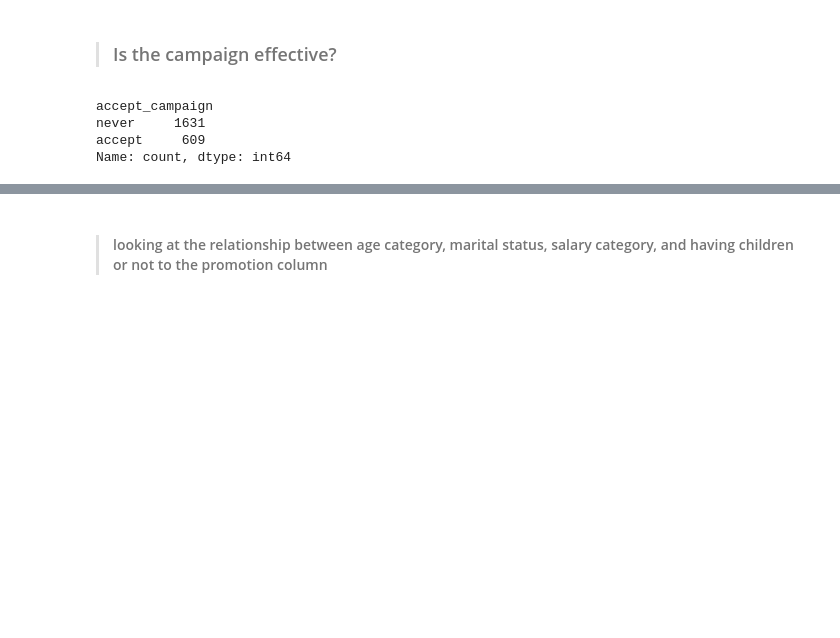
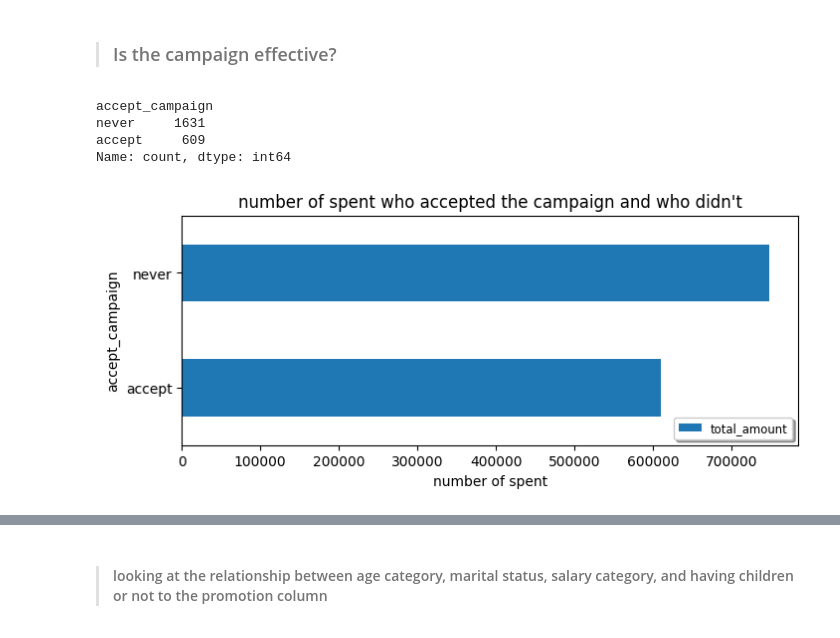
Before and after one commit to fnkhairudin/CapstoneProjectModul2, a Jupyter notebook: notebooks/2.0-fnk-data-analysis.ipynb, the cells around one changed output, grey strips where cells are left out. Saved outputs shown, nothing was run; the diff lists cells and outputs as text; code cells hidden in the pictures; blank space fills up the shorter version.

```diff
--- a/notebooks/2.0-fnk-data-analysis.ipynb
+++ b/notebooks/2.0-fnk-data-analysis.ipynb
@@ -96,3 +96,10 @@ accept_campaign
 never     1631
 accept     609
 Name: count, dtype: int64
+# %%
+df.groupby('accept_campaign').agg({'total_amount':'sum'}).plot(kind='barh', title="number of spent who accepted the campaign and who didn't", xlabel='number of spent', figsize=(8,3))
+plt.xticks(rotation=360)
+plt.legend(loc='lower right', fontsize='small', fancybox=True, shadow=True);
+# plt.annotate('max value', xytext=(30,1), xy=(10,1), verticalalignment='center')
+# %% [output]
+[figure, added]
```
Also changed, not shown: parts of 9 cells of this notebook.
